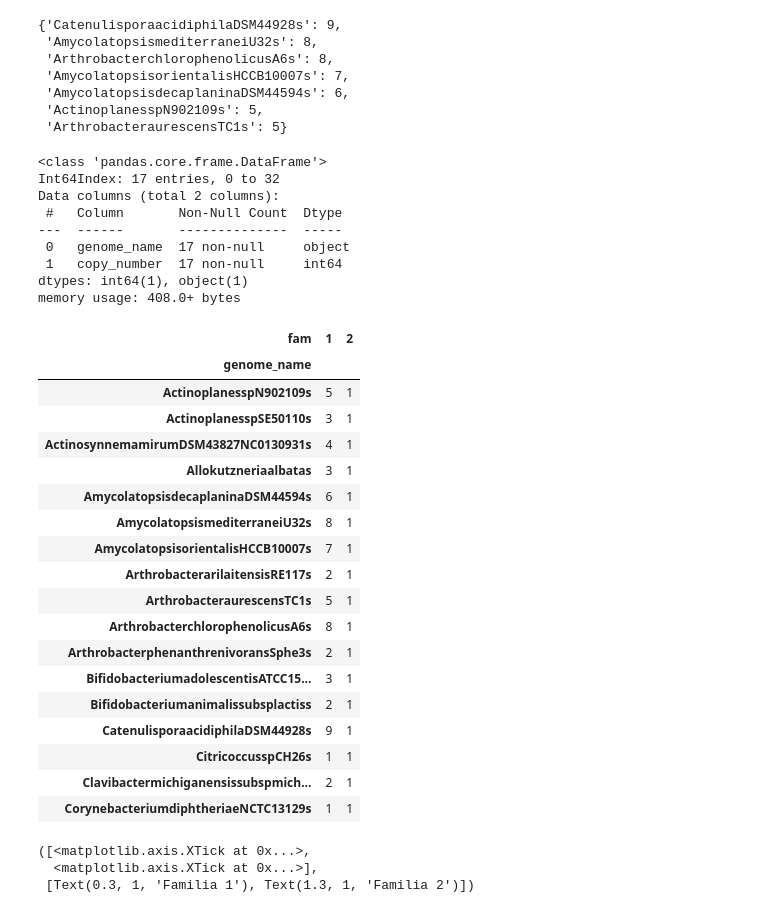
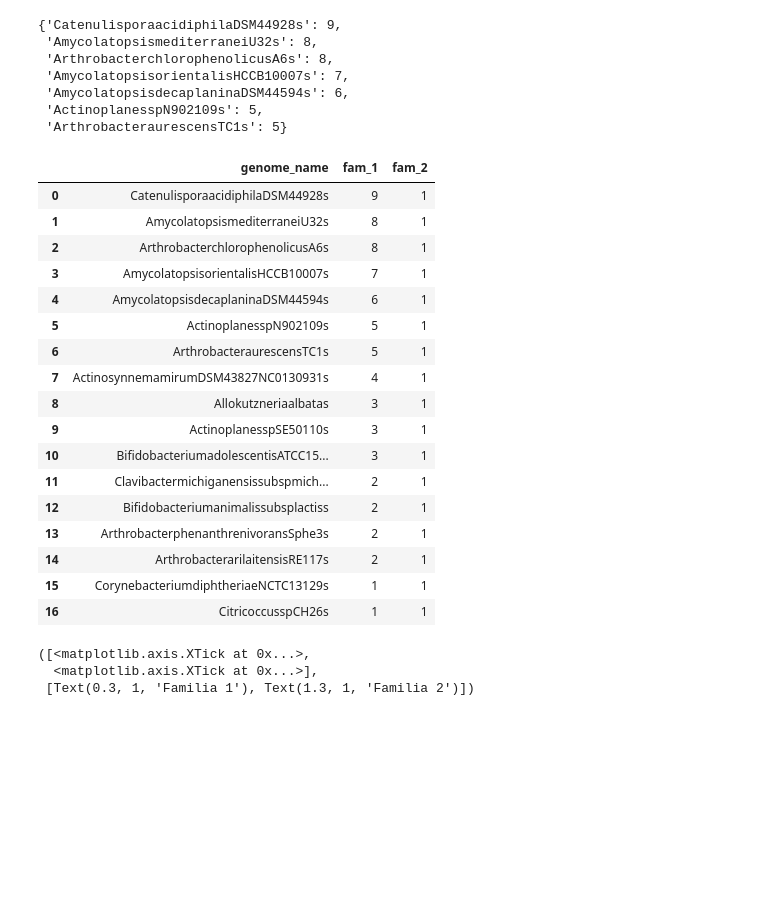
Before and after one commit to CsarMijangos/CsarPos, a Jupyter notebook: Jupyter_notebooks/Versión2.ipynb, the cells around one changed output. Drawn from its saved outputs; the diff is of its cells as text; code cells hidden in the pictures; blank space fills up the shorter version.

```diff
--- a/Jupyter_notebooks/Versión2.ipynb
+++ b/Jupyter_notebooks/Versión2.ipynb
@@ -269,42 +308,30 @@ exp_genomes(DF_copies,exp_threshold(DF_copies))
  'ActinoplanesspN902109s': 5,
  'ArthrobacteraurescensTC1s': 5}
 # %%
-DF_gene_copies = DF_copies[['genome_name','copy_number']][DF_copies["fam"]=='1']
+DF_gene_copies = DF_copies[['genome_name','copy_number']][DF_copies["fam"]=='1'].reset_index(drop="True")
+DF_gene_copies["fam_2"] = DF_copies[DF_copies["fam"]=='2']["copy_number"].reset_index(drop= "True")
+DF_gene_copies.columns = ['genome_name', "fam_1", "fam_2"]
 # %%
-DF_gene_copies.info()
+DF_gene_copies
 # %% [output]
-<class 'pandas.core.frame.DataFrame'>
-Int64Index: 17 entries, 0 to 32
-Data columns (total 2 columns):
- #   Column       Non-Null Count  Dtype
----  ------       --------------  -----
- 0   genome_name  17 non-null     object
- 1   copy_number  17 non-null     int64
-dtypes: int64(1), object(1)
-memory usage: 408.0+ bytes
+|  | genome_name | fam_1 | fam_2 |
+| 0 | CatenulisporaacidiphilaDSM44928s | 9 | 1 |
+| 1 | AmycolatopsismediterraneiU32s | 8 | 1 |
+| 2 | ArthrobacterchlorophenolicusA6s | 8 | 1 |
+| 3 | AmycolatopsisorientalisHCCB10007s | 7 | 1 |
+| 4 | AmycolatopsisdecaplaninaDSM44594s | 6 | 1 |
+| 5 | ActinoplanesspN902109s | 5 | 1 |
+| 6 | ArthrobacteraurescensTC1s | 5 | 1 |
+| 7 | ActinosynnemamirumDSM43827NC0130931s | 4 | 1 |
+| 8 | Allokutzneriaalbatas | 3 | 1 |
+| 9 | ActinoplanesspSE50110s | 3 | 1 |
+| 10 | BifidobacteriumadolescentisATCC15... | 3 | 1 |
+| 11 | Clavibactermichiganensissubspmich... | 2 | 1 |
+| 12 | Bifidobacteriumanimalissubsplactiss | 2 | 1 |
+| 13 | ArthrobacterphenanthrenivoransSphe3s | 2 | 1 |
+| 14 | ArthrobacterarilaitensisRE117s | 2 | 1 |
+| 15 | CorynebacteriumdiphtheriaeNCTC13129s | 1 | 1 |
+| 16 | CitricoccusspCH26s | 1 | 1 |
-# %%
-DF_heat = DF_copies.pivot(index='genome_name', columns = 'fam', values = "copy_number")
-DF_heat
-# %% [output]
-| fam | 1 | 2 |
-| genome_name |  |  |
-| ActinoplanesspN902109s | 5 | 1 |
-| ActinoplanesspSE50110s | 3 | 1 |
-| ActinosynnemamirumDSM43827NC0130931s | 4 | 1 |
-| Allokutzneriaalbatas | 3 | 1 |
-| AmycolatopsisdecaplaninaDSM44594s | 6 | 1 |
-| AmycolatopsismediterraneiU32s | 8 | 1 |
-| AmycolatopsisorientalisHCCB10007s | 7 | 1 |
-| ArthrobacterarilaitensisRE117s | 2 | 1 |
-| ArthrobacteraurescensTC1s | 5 | 1 |
-| ArthrobacterchlorophenolicusA6s | 8 | 1 |
-| ArthrobacterphenanthrenivoransSphe3s | 2 | 1 |
-| BifidobacteriumadolescentisATCC15... | 3 | 1 |
-| Bifidobacteriumanimalissubsplactiss | 2 | 1 |
-| CatenulisporaacidiphilaDSM44928s | 9 | 1 |
-| CitricoccusspCH26s | 1 | 1 |
-| Clavibactermichiganensissubspmich... | 2 | 1 |
-| CorynebacteriumdiphtheriaeNCTC13129s | 1 | 1 |
 # %%
 cmap, norm = mcolors.from_levels_and_colors([1, 4.9, 10], ['white', 'brown'])
 ax = sns.heatmap(DF_heat, fmt = " ", cmap=cmap, annot = True,
```
Also changed, not shown: parts of 18 cells of this notebook.
